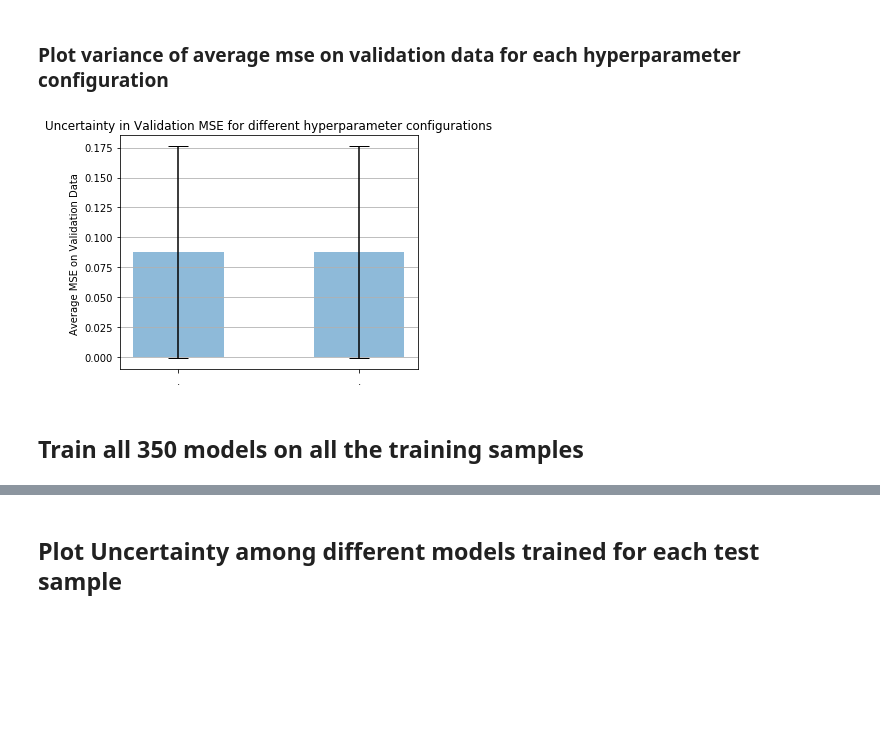
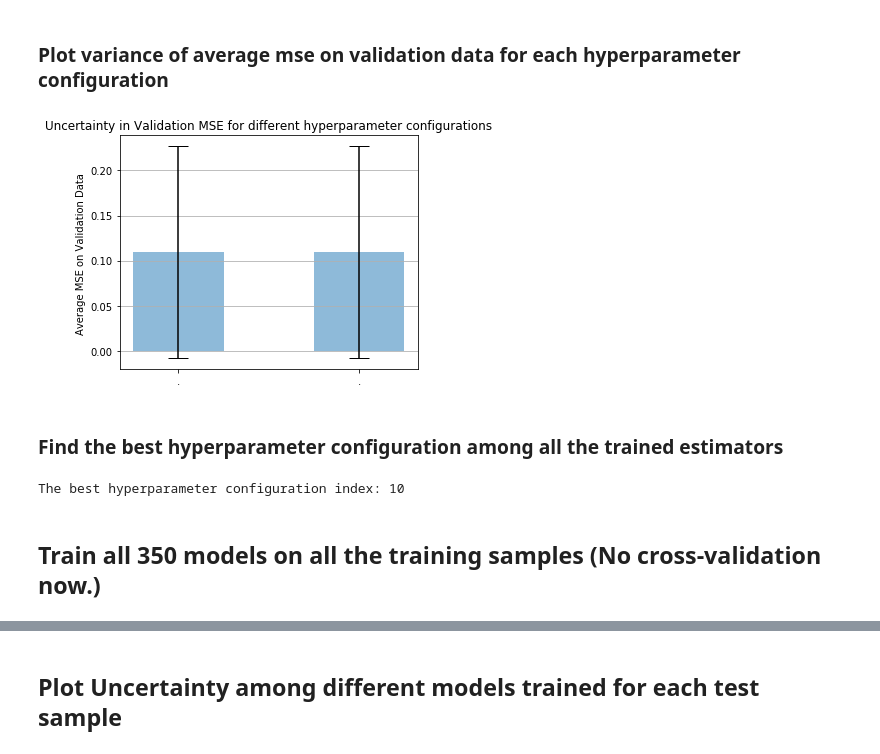
Before and after one commit to being-aerys/Regression_to_Predict_Alloy_Hardness, a Jupyter notebook: Source_Codes/Training_with_Hyperparameter_Tuning_using_Custom_Randomized_Search_and_kFold_CrossValidation-Copy1.ipynb, the cells around one changed output, grey strips where cells are left out. Cells and saved outputs as stored; diff of their text form; code cells hidden in the pictures; blank space fills up the shorter version.

Commit message:
randomized search custom

```diff
--- a/Source_Codes/Training_with_Hyperparameter_Tuning_using_Custom_Randomized_Search_and_kFold_CrossValidation-Copy1.ipynb
+++ b/Source_Codes/Training_with_Hyperparameter_Tuning_using_Custom_Randomized_Search_and_kFold_CrossValidation-Copy1.ipynb
@@ -119,9 +188,11 @@ Y_training.head()
 # %%
 np.random.seed(0)
 torch.manual_seed(0)
-torch.cuda.manual_seed(0)
 
-device_to_use = "cuda" if torch.cuda.device_count() > 0 else "cpu"
+# Wont be using cuda for such a small model
+#torch.cuda.manual_seed(0)
+#device_to_use = "cuda" if torch.cuda.device_count() > 0 else "cpu"
+device_to_use = "cpu"
 # %% [markdown]
 ## torch Regression Model definition
 # %%
@@ -221,22 +295,22 @@ hyperparam_space_list = [lr,weight_decay_for_regularization, momentum_vals, mome
 
 random_hyperparameter_configurations = []
 
-no_of_hyperparam_configs = 2
-no_of_cv_folds = 2
+no_of_hyperparam_configs = 20
+no_of_cv_folds = 5
 
-for idx in range(no_of_hyperparam_configs):
+for idx1 in range(0, no_of_hyperparam_configs):
     configuration = []
 
-    for idx in range(len(hyperparam_space_list)):
-        configuration.append(random.choice(hyperparam_space_list[idx]))
+    for idx2 in range(len(hyperparam_space_list)):
+        configuration.append(random.choice(hyperparam_space_list[idx2]))
 
     random_hyperparameter_configurations.append(configuration)
 
     configuration = []
 
 # Print and save the random hyperparameters' configurations
-for idx in range(no_of_hyperparam_configs):
-    print(random_hyperparameter_configurations[idx])
+for idx3 in range(no_of_hyperparam_configs):
+    print(random_hyperparameter_configurations[idx3])
 
 #random_hyperparam_configs = np.savetxt("random_hyperparam_configs.csv", np.array(random_hyperparameter_configurations), delimiter = ",")
 
@@ -354,37 +516,45 @@ callbacks__print_log__stralign : right
 # %%
 mean_of_average_mse_on_validation_list = np.mean(average_mse_on_validation_list)
 
 std_of_average_mse_on_validation_list = np.std(average_mse_on_validation_list)
 
 # Define individual_agents_name_list, positions, bar heights and list_of_standard_deviations_of_costs_of_all_agents bar heights
 individual_agents_name_list = ['.',".",]
 x_pos = np.arange(len(individual_agents_name_list))
 list_of_mean_of_average_mse_on_validation_list = [mean_of_average_mse_on_validation_list,mean_of_average_mse_on_validation_list]
 list_of_std_of_average_mse_on_validation_list = [std_of_average_mse_on_validation_list,std_of_average_mse_on_validation_list]
 
+import matplotlib.pyplot as plt1
 
 # Build the plot
-fig, ax = plt.subplots()
+fig, ax = plt1.subplots()
 ax.bar(x_pos, list_of_mean_of_average_mse_on_validation_list,
        yerr=list_of_std_of_average_mse_on_validation_list,
        align='center',
        alpha=0.5,
        ecolor='black',
        capsize=10,
        width = 0.5, # defines the width of each bar, can pass a list of distince bar widths as well
         )
 ax.set_ylabel('Average MSE on Validation Data ')
 ax.set_xticks(x_pos)
 ax.set_xticklabels(individual_agents_name_list)
 ax.set_title('Uncertainty in Validation MSE for different hyperparameter configurations')
 ax.yaxis.grid(True)
 
 # Save the figure and show
-plt.tight_layout()
-plt.savefig('../plots/bar_plot_with_error_bars_for_average_mse.png')
-plt.show()
+plt1.tight_layout()
+plt1.savefig('../plots/bar_plot_with_error_bars_for_average_validation_mse.png')
+#plt1.show()
 # %% [output]
-[figure, old version]
+[figure, new version]
+# %% [markdown]
+### Find the best hyperparameter configuration among all the trained estimators
+# %%
+estimator_index_for_least_avg_mse = average_mse_on_validation_list.index(min(average_mse_on_validation_list))
+print("The best hyperparameter configuration index: {}".format(estimator_index_for_least_avg_mse))
+# %% [output]
+The best hyperparameter configuration index: 10
 # %% [markdown]
-## Train all 350 models on all the training samples
+## Train all 350 models on all the training samples (No cross-validation now.)
 # %%
```
Also changed, not shown: parts of 34 cells of this notebook.
